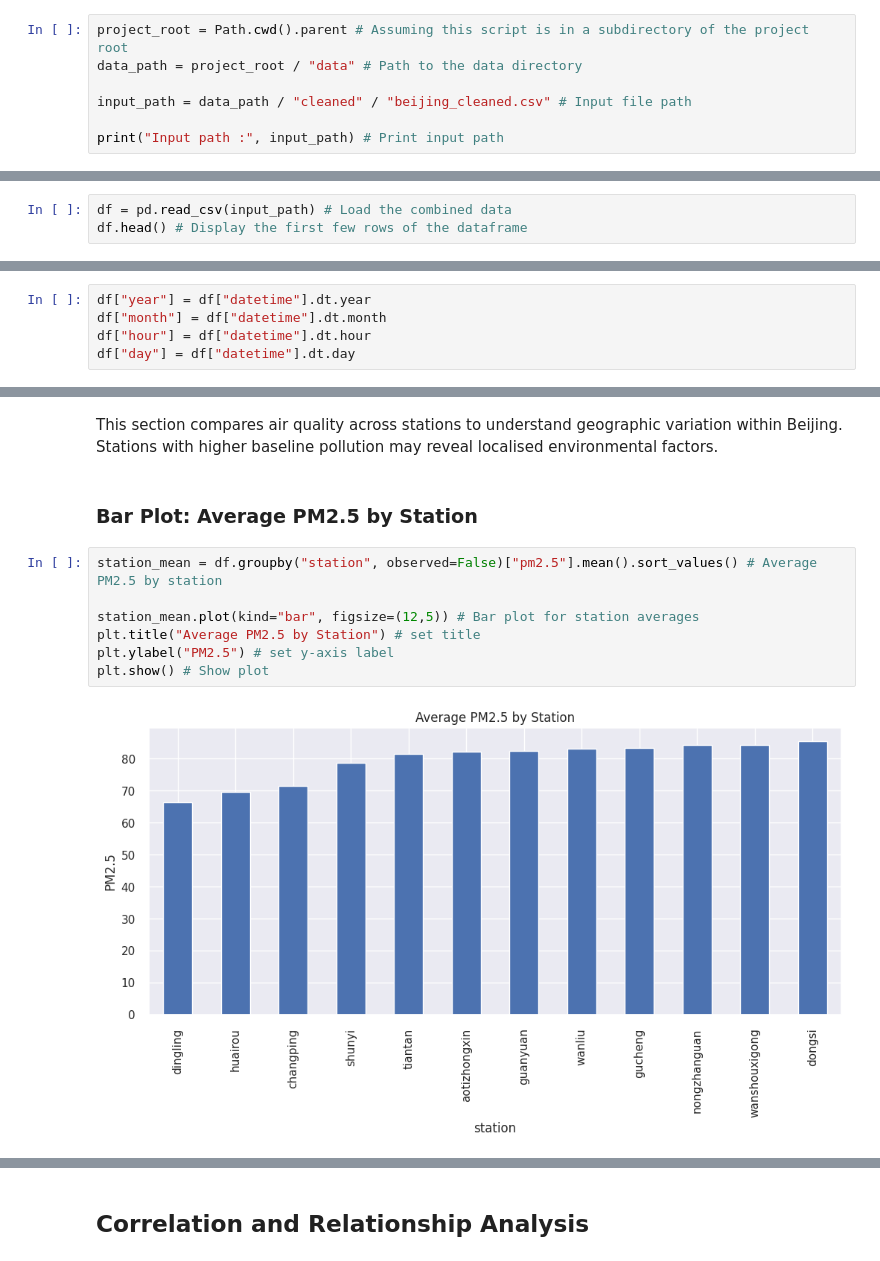
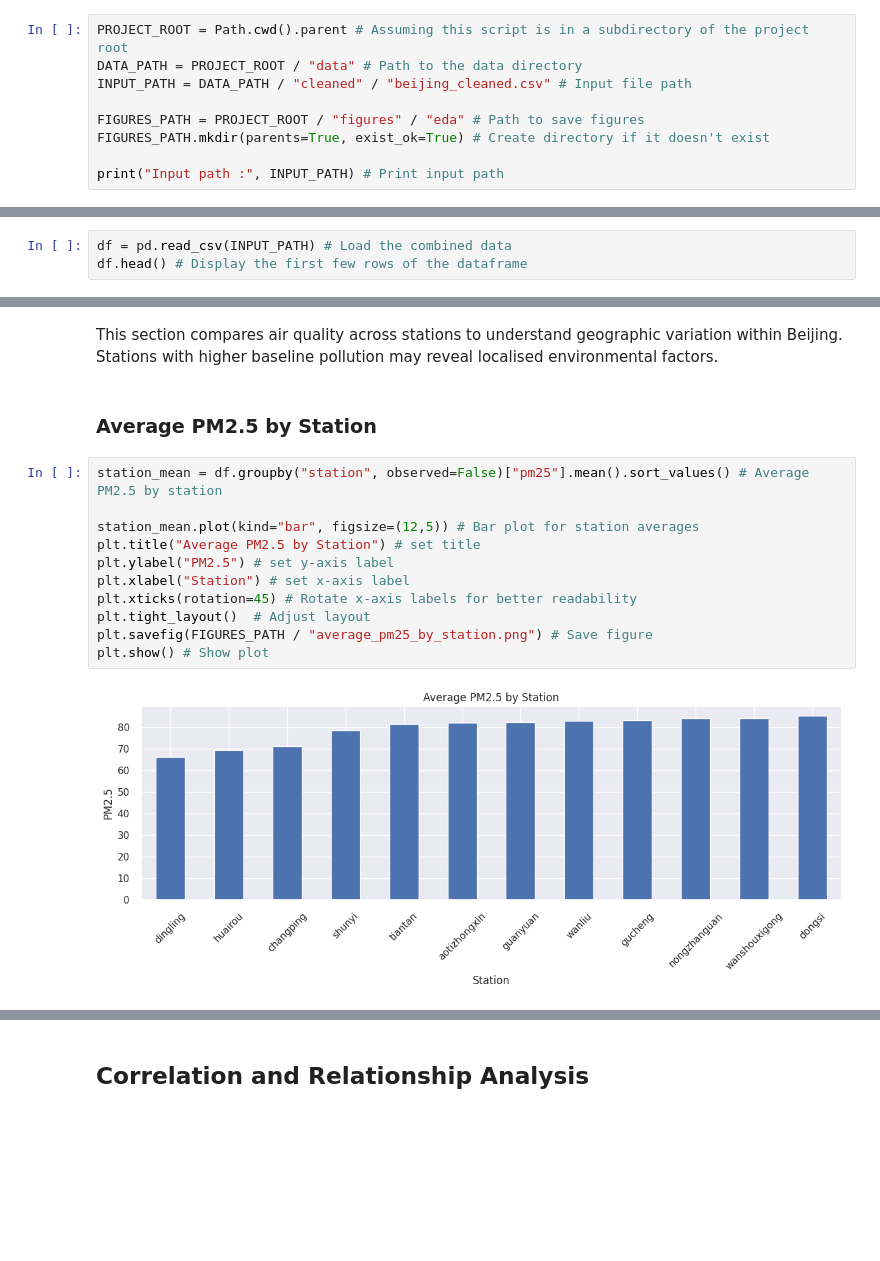
Before and after one commit to RSE1982/beijing-air-quality, a Jupyter notebook: notebooks/03_initial_eda.ipynb, the cells around one changed output, grey strips where cells are left out. Cells and saved outputs as stored; diff of their text form; blank space fills up the shorter version.

```diff
--- a/notebooks/03_initial_eda.ipynb
+++ b/notebooks/03_initial_eda.ipynb
@@ -83,10 +99,12 @@ We define paths for input and output datasets to ensure the notebook is portable
 # %%
-project_root = Path.cwd().parent # Assuming this script is in a subdirectory of the project root
-data_path = project_root / "data" # Path to the data directory
+PROJECT_ROOT = Path.cwd().parent # Assuming this script is in a subdirectory of the project root
+DATA_PATH = PROJECT_ROOT / "data" # Path to the data directory
+INPUT_PATH = DATA_PATH / "cleaned" / "beijing_cleaned.csv" # Input file path
 
-input_path = data_path / "cleaned" / "beijing_cleaned.csv" # Input file path
+FIGURES_PATH = PROJECT_ROOT / "figures" / "eda" # Path to save figures
+FIGURES_PATH.mkdir(parents=True, exist_ok=True) # Create directory if it doesn't exist
 
-print("Input path :", input_path) # Print input path
+print("Input path :", INPUT_PATH) # Print input path
 # %% [output]
 Input path : /home/robert/Projects/beijing-air-quality/data/cleaned/beijing_cleaned.csv
 # %% [markdown]
@@ -96,4 +112,4 @@ Load the cleaned dataset created in Notebook 02.
 # %%
-df = pd.read_csv(input_path) # Load the combined data
+df = pd.read_csv(INPUT_PATH) # Load the combined data
 df.head() # Display the first few rows of the dataframe
 # %% [output]
@@ -276,8 +344,3 @@ plt.show()
-# %%
-df["year"] = df["datetime"].dt.year
-df["month"] = df["datetime"].dt.month
-df["hour"] = df["datetime"].dt.hour
-df["day"] = df["datetime"].dt.day
 # %% [markdown]
 ### Daily trend
 # %%
@@ -452,14 +580,18 @@ This chart compares the average PM2.5 concentration for each year in the dataset
 # %% [markdown]
 This section compares air quality across stations to understand geographic variation within Beijing. Stations with higher baseline pollution may reveal localised environmental factors.
 # %% [markdown]
-### Bar Plot: Average PM2.5 by Station
+### Average PM2.5 by Station
 # %%
-station_mean = df.groupby("station", observed=False)["pm2.5"].mean().sort_values() # Average PM2.5 by station
+station_mean = df.groupby("station", observed=False)["pm25"].mean().sort_values() # Average PM2.5 by station
 
 station_mean.plot(kind="bar", figsize=(12,5)) # Bar plot for station averages
 plt.title("Average PM2.5 by Station") # set title
 plt.ylabel("PM2.5") # set y-axis label
+plt.xlabel("Station") # set x-axis label
+plt.xticks(rotation=45) # Rotate x-axis labels for better readability
+plt.tight_layout()  # Adjust layout
+plt.savefig(FIGURES_PATH / "average_pm25_by_station.png") # Save figure
 plt.show() # Show plot
 # %% [output]
-[figure, old version]
+[figure, new version]
 # %% [markdown]
```
Also changed, not shown: parts of 65 cells of this notebook, 12 other files.
